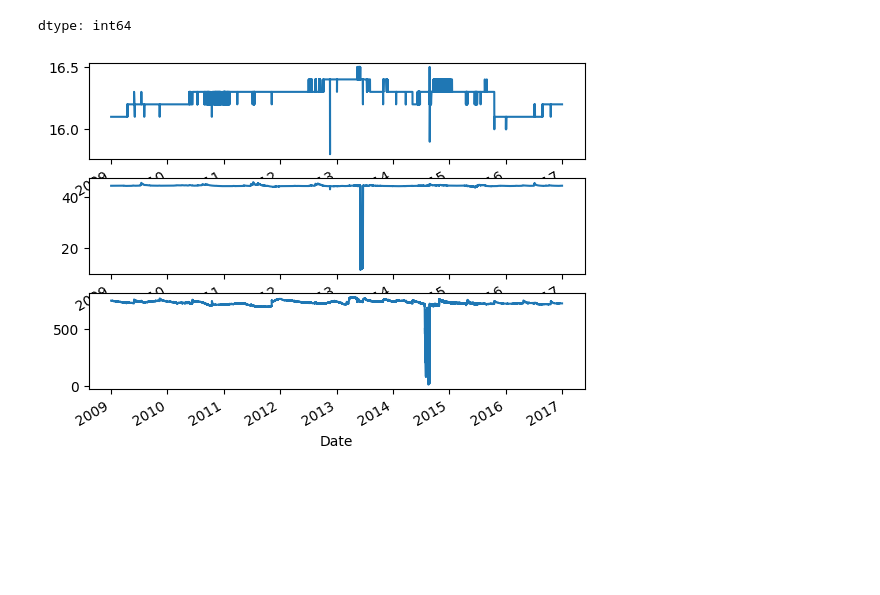
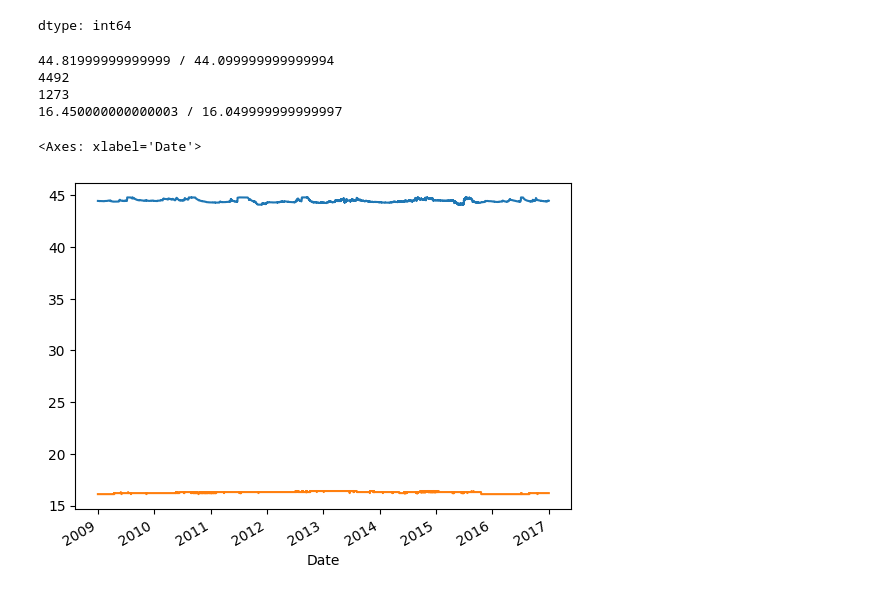
Before and after one commit to CodingCat-Jung/2024-2_BigDataProgramming_Class, a Jupyter notebook: 빅데이터프로그래밍_11주차.ipynb, the cells around one changed output. Saved outputs shown, nothing was run; the diff lists cells and outputs as text; code cells hidden in the pictures; blank space fills up the shorter version.

```diff
--- a/빅데이터프로그래밍_11주차.ipynb
+++ b/빅데이터프로그래밍_11주차.ipynb
@@ -222,35 +222,74 @@ df1.to_csv('water.csv', encoding= 'cp949')
 # %%
 import pandas as pd
 import matplotlib.pyplot as plt
 
 df = pd.read_csv('water.csv', index_col='Date', parse_dates=True, encoding= 'cp949')
 # df.describe()
 # df.head()
 # df.info()
 
 # df.hist(bins=50, figsize=(10,6))
 # plt.show()
 
 # df.boxplot()
 
 # plt.subplot(1, 3, 1)
 # df.boxplot(column='temp', return_type='both')
 
 # plt.subplot(1, 3, 2)
 # df.boxplot(column='level', return_type='both')
 
 # plt.subplot(1, 3, 3)
 # df.boxplot(column='EC', return_type='both')
 # plt.show()
 
-plt.subplot(3, 1, 1)
-df['temp'].plot()
+# plt.subplot(3, 1, 1)
+# df['temp'].plot()
 
-plt.subplot(3, 1, 2)
-df['level'].plot()
+# plt.subplot(3, 1, 2)
+# df['level'].plot()
 
-plt.subplot(3, 1, 3)
-df['EC'].plot()
-plt.show()
+# plt.subplot(3, 1, 3)
+# df['EC'].plot()
+# plt.show()
+
+#IQR을 이용하여 이상치 처리
+# quantile()
+q3_level = df['level'].quantile(q = 0.75)
+q1_level = df['level'].quantile(q = 0.25)
+iqr_level = q3_level - q1_level
+# print(iqr_level)
+
+upper_level = q3_level + 1.5 * iqr_level
+lower_level = q1_level - 1.5 * iqr_level
+
+print(upper_level, '/', lower_level)
+
+print((df['level'] > upper_level).sum())
+print((df['level'] < lower_level).sum())
+
+# 이상치 데이터 제거
+df_iqr_level = df[(df['level'] < upper_level) & (df['level'] > lower_level)]
+df_iqr_level['level'].plot()
+
+
+# 수온 데이터
+# quantile()
+q3_temp = df['temp'].quantile(q = 0.75)
+q1_temp = df['temp'].quantile(q = 0.25)
+iqr_temp = q3_temp - q1_temp
+
+upper_temp = q3_temp + 1.5 * iqr_temp
+lower_temp = q1_temp - 1.5 * iqr_temp
+
+print(upper_temp, '/', lower_temp)
+
+df_iqr_temp = df[(df['temp'] < upper_temp) & (df['temp'] > lower_temp)]
+df_iqr_temp['temp'].plot()
 # %% [output]
+44.81999999999999 / 44.099999999999994
+4492
+1273
+16.450000000000003 / 16.049999999999997
+<Axes: xlabel='Date'>
-[figure, old version]
+[figure, new version]
```
